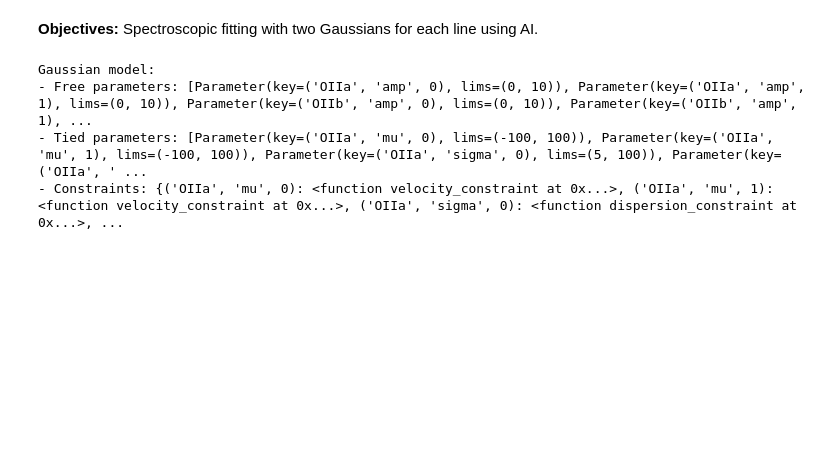
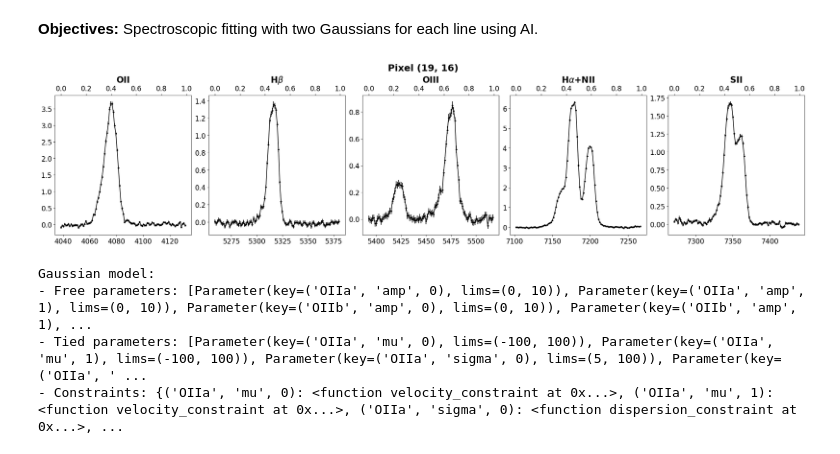
Before and after one commit to Caykroyd/spectral_fit_net, a Jupyter notebook: gaussian_fit.ipynb, the cells around one changed output. Cells and saved outputs as stored; diff of their text form; code cells hidden in the pictures; blank space fills up the shorter version.

```diff
--- a/gaussian_fit.ipynb
+++ b/gaussian_fit.ipynb
@@ -105,41 +105,43 @@ def build_channel(title, emlines, wl_c, D):
     # wl2x = make_wl2x(wl_min, wl_max)
     # x2wl = make_x2wl(wl_min, wl_max)
 
-    idx = slice(idx_c - 50, idx_c + 50)
+    idx = slice(idx_c - D//2, idx_c + D//2)
 
     wl = wave[idx]
     # x  = wl2x(wave[idx])
 
-    return SpectralWindow(title, lims=(wl_min, wl_max), emlines=emlines, wl=wl, idx=idx)
+    return SpectralWindow(title, emlines=emlines, x_lims=(wl_min, wl_max), wl=wl, idx=idx)
 
 # Create a dictionary of Channels (SpectralWindow)
 channels = { data['title'] : build_channel(**data, D=100)
     for data in channel_data }
 
 # Pixel indices
 px, py = 19, 16
 fig, axes = plt.subplots(1, len(channels), figsize=(25, 6), constrained_layout=True)  # Horizontal layout with 3 plots
 
 fig.suptitle(f'Pixel ({px}, {py})')
 for ax, ch in zip(axes, channels.values()):
 
-    yline = emline[ch.idx, py, px]
+    zline = emline[ch.idx, py, px]
     std_line = 1/np.sqrt(ivar[ch.idx, py, px])
 
-    ax.errorbar(ch.wl, yline, yerr=std_line, color='black', marker='.', label='Observed')
+    ax.errorbar(ch.wl, zline, yerr=std_line, color='black', marker='.', label='Observed')
     ax.set_title(ch.name)
 
     # Set primary x-axis (wl values; lower ticks)
     # ax.set_xlabel(r'$\lambda$')
 
     wl2x = make_wl2x(*ch.lims)
     x2wl = make_x2wl(*ch.lims)
 
     # Add secondary x-axis (x values; upper ticks)
     ax2 = ax.secondary_xaxis('top', functions=(wl2x, x2wl))
     # ax2.set_xlabel('normalized wl')
 
 plt.show()
+# %% [output]
+[figure, added]
 # %%
 from parameters import Parameter, EmissionLine, GaussianSuperposition, ParameterMapping
 
```
Also changed, not shown: parts of 11 cells of this notebook, 4 other files.
